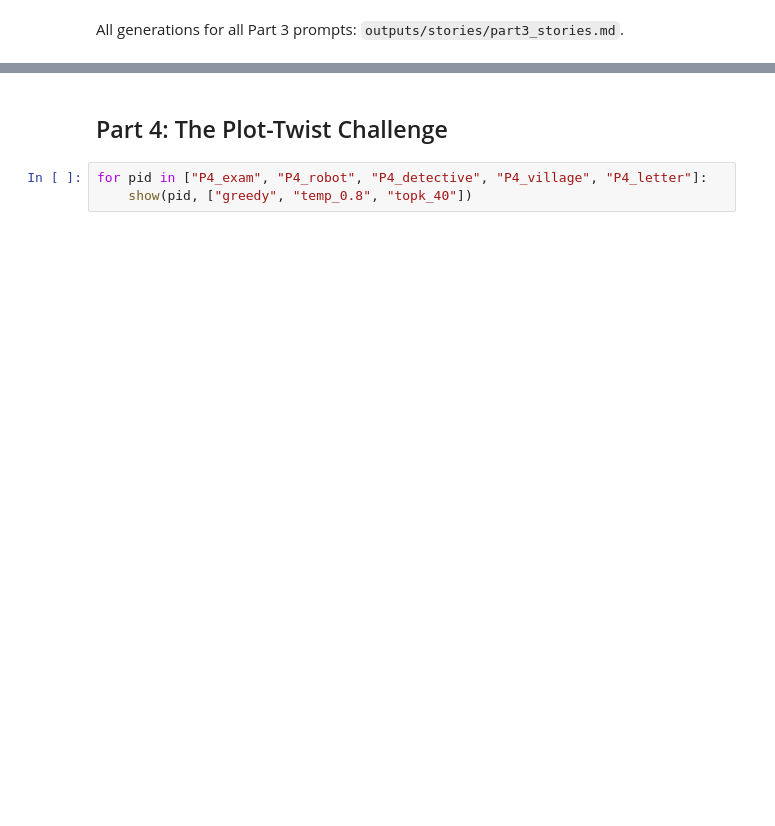
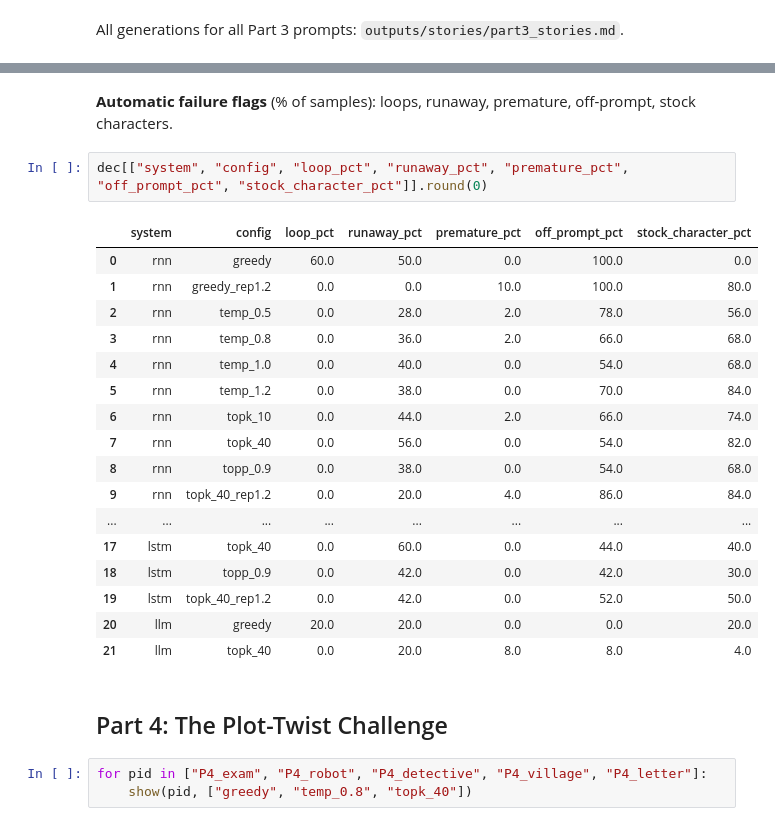
Before and after one commit to SandstromPL/NLP_GA2_Q4_Plot_Twist_Generator, a Jupyter notebook: notebooks/Q4_Plot_Twist_Generator.ipynb, the cells around one changed output, grey strips where cells are left out. Drawn from its saved outputs; the diff is of its cells as text; blank space fills up the shorter version.

```diff
--- a/notebooks/Q4_Plot_Twist_Generator.ipynb
+++ b/notebooks/Q4_Plot_Twist_Generator.ipynb
@@ -96,3 +340,25 @@ All generations for all Part 3 prompts: `outputs/stories/part3_stories.md`.
+# %% [markdown]
+**Automatic failure flags** (% of samples): loops, runaway, premature, off-prompt, stock characters.
+# %%
+dec[["system", "config", "loop_pct", "runaway_pct", "premature_pct", "off_prompt_pct", "stock_character_pct"]].round(0)
+# %% [output]
+|  | system | config | loop_pct | runaway_pct | premature_pct | off_prompt_pct | stock_character_pct |
+| 0 | rnn | greedy | 60.0 | 50.0 | 0.0 | 100.0 | 0.0 |
+| 1 | rnn | greedy_rep1.2 | 0.0 | 0.0 | 10.0 | 100.0 | 80.0 |
+| 2 | rnn | temp_0.5 | 0.0 | 28.0 | 2.0 | 78.0 | 56.0 |
+| 3 | rnn | temp_0.8 | 0.0 | 36.0 | 2.0 | 66.0 | 68.0 |
+| 4 | rnn | temp_1.0 | 0.0 | 40.0 | 0.0 | 54.0 | 68.0 |
+| 5 | rnn | temp_1.2 | 0.0 | 38.0 | 0.0 | 70.0 | 84.0 |
+| 6 | rnn | topk_10 | 0.0 | 44.0 | 2.0 | 66.0 | 74.0 |
+| 7 | rnn | topk_40 | 0.0 | 56.0 | 0.0 | 54.0 | 82.0 |
+| 8 | rnn | topp_0.9 | 0.0 | 38.0 | 0.0 | 54.0 | 68.0 |
+| 9 | rnn | topk_40_rep1.2 | 0.0 | 20.0 | 4.0 | 86.0 | 84.0 |
+| ... | ... | ... | ... | ... | ... | ... | ... |
+| 17 | lstm | topk_40 | 0.0 | 60.0 | 0.0 | 44.0 | 40.0 |
+| 18 | lstm | topp_0.9 | 0.0 | 42.0 | 0.0 | 42.0 | 30.0 |
+| 19 | lstm | topk_40_rep1.2 | 0.0 | 42.0 | 0.0 | 52.0 | 50.0 |
+| 20 | llm | greedy | 20.0 | 20.0 | 0.0 | 0.0 | 20.0 |
+| 21 | llm | topk_40 | 0.0 | 20.0 | 8.0 | 8.0 | 4.0 |
 # %% [markdown]
 ## Part 4: The Plot-Twist Challenge
 # %%
```
Also changed, not shown: parts of 30 cells of this notebook, 18 other files.
